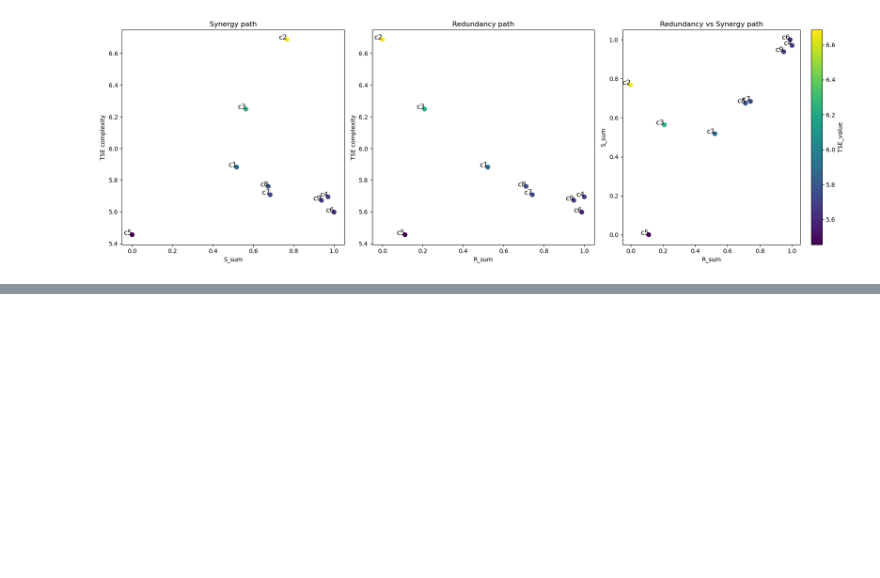
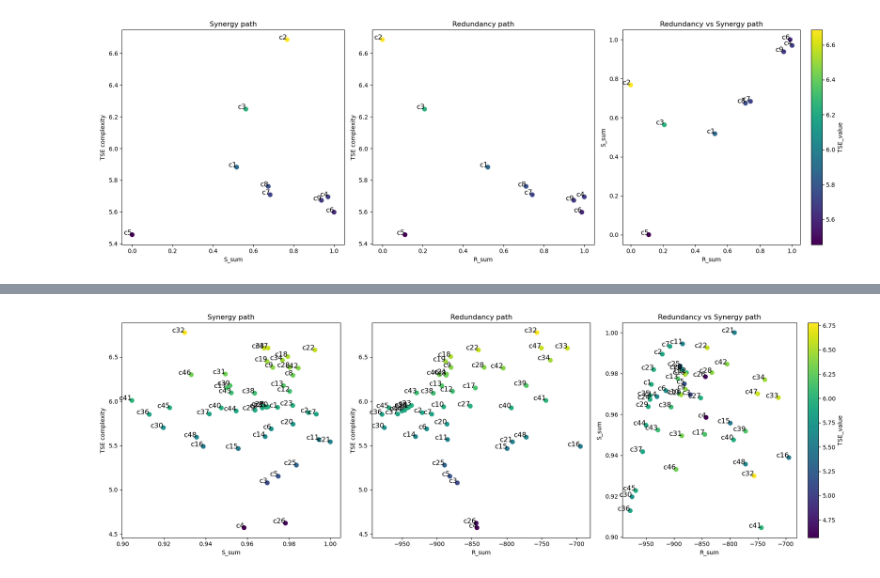
Before and after one commit to cyrilrommens/PhD_1, a Jupyter notebook: TSE_oscillator.ipynb, the cells around one changed output, grey strips where cells are left out. Cells and saved outputs as stored; diff of their text form; code cells hidden in the pictures; blank space fills up the shorter version.

```diff
--- a/TSE_oscillator.ipynb
+++ b/TSE_oscillator.ipynb
@@ -482,0 +376,3 @@ Ninfomut
+# %%
+frequencies_df = pd.DataFrame(frequencies)
+frequencies_df = frequencies_df.transpose()
@@ -482,0 +383,7 @@ Ninfomut
+# %%
+window_size = 20
+window_step = 10
+dimension_max = 4
+dimension_tot = 8
+
+df_oscillators = interactions_values_relative(frequencies_df[:500], window_size, window_step, dimension_max, dimension_tot)
@@ -482,0 +406,40 @@ Ninfomut
+# %%
+import matplotlib.pyplot as plt
+
+# Create a figure with 1 row and 3 columns for subplots
+df = df_oscillators
+plt.figure(figsize=(18, 6))
+
+# First subplot for Synergy path
+plt.subplot(1, 3, 1)
+plt.scatter(df['S_sum'], df['TSE_value'], c=df['TSE_value'], cmap='viridis', s=50)
+for i, (x, y) in enumerate(zip(df['S_sum'], df['TSE_value']), 1):
+    plt.text(x, y, f'c{i}', fontsize=12, ha='right')
+plt.xlabel('S_sum')
+plt.ylabel('TSE complexity')
+plt.title('Synergy path')
+
+# Second subplot for Redundancy path
+plt.subplot(1, 3, 2)
+plt.scatter(df['R_sum'], df['TSE_value'], c=df['TSE_value'], cmap='viridis', s=50)
+for i, (x, y) in enumerate(zip(df['R_sum'], df['TSE_value']), 1):
+    plt.text(x, y, f'c{i}', fontsize=12, ha='right')
+plt.xlabel('R_sum')
+plt.ylabel('TSE complexity')
+plt.title('Redundancy path')
+
+# Third subplot for Redundancy vs Synergy path
+plt.subplot(1, 3, 3)
+plt.scatter(df['R_sum'], df['S_sum'], c=df['TSE_value'], cmap='viridis', s=50)
+for i, (x, y) in enumerate(zip(df['R_sum'], df['S_sum']), 1):
+    plt.text(x, y, f'c{i}', fontsize=12, ha='right')
+plt.colorbar(label='TSE_value')
+plt.xlabel('R_sum')
+plt.ylabel('S_sum')
+plt.title('Redundancy vs Synergy path')
+
+# Adjust layout to avoid overlap and display the plot
+plt.tight_layout()
+plt.show()
+# %% [output]
+[figure, added]
```
Also changed, not shown: parts of 8 cells of this notebook, 1 other file.
